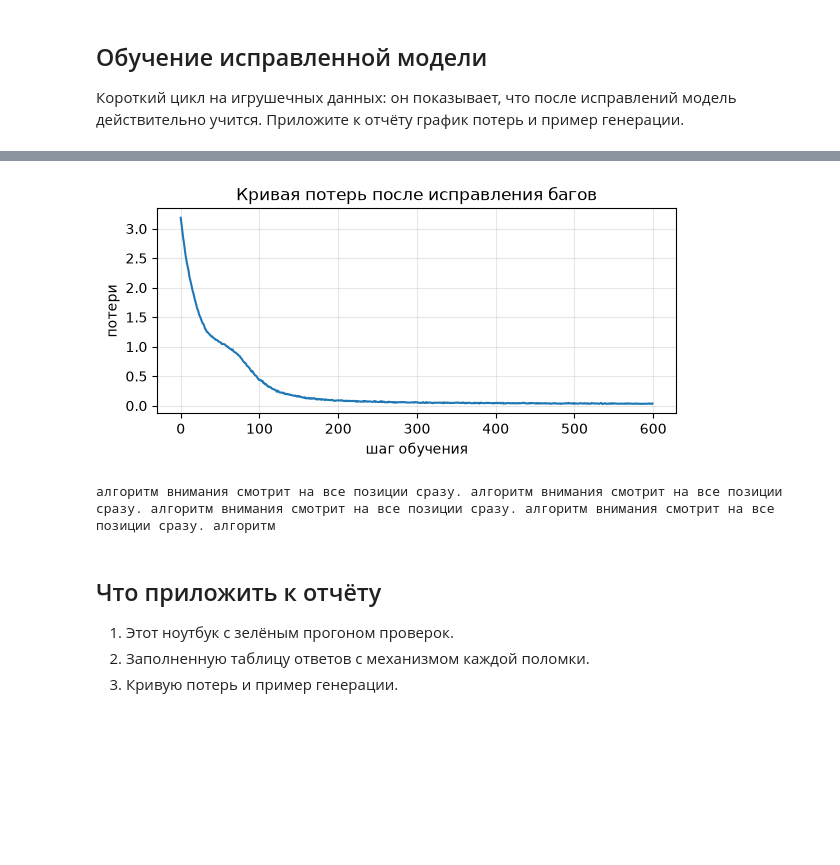
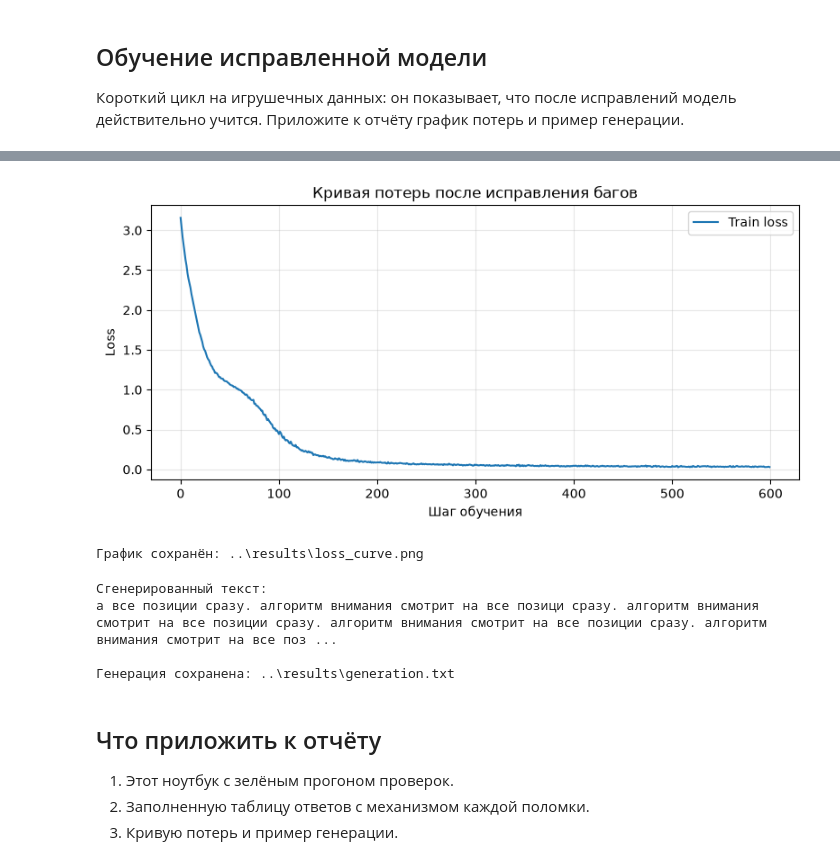
Before and after one commit to Ridavio7/transformers-homework, a Jupyter notebook: notebooks/dz1-bughunt.ipynb, the cells around one changed output, grey strips where cells are left out. Drawn from its saved outputs; the diff is of its cells as text; code cells hidden in the pictures; blank space fills up the shorter version.

```diff
--- a/notebooks/dz1-bughunt.ipynb
+++ b/notebooks/dz1-bughunt.ipynb
@@ -684,25 +684,76 @@ print(f'итог: {history[0]:.3f} -> {history[-1]:.3f}')
 # %%
-%matplotlib inline
+from pathlib import Path
+
 import matplotlib.pyplot as plt
 
-plt.figure(figsize=(6, 3))
-plt.plot(history)
-plt.xlabel('шаг обучения')
-plt.ylabel('потери')
-plt.title('Кривая потерь после исправления багов')
+# Находим корень проекта независимо от того,
+# запущен Jupyter из корня или из папки notebooks.
+if Path("results").exists():
+    results_dir = Path("results")
+elif Path("../results").exists():
+    results_dir = Path("../results")
+else:
+    results_dir = Path("results")
+
+results_dir.mkdir(parents=True, exist_ok=True)
+
+plt.figure(figsize=(8, 4))
+plt.plot(history, label="Train loss")
+plt.xlabel("Шаг обучения")
+plt.ylabel("Loss")
+plt.title("Кривая потерь после исправления багов")
 plt.grid(alpha=0.3)
+plt.legend()
 plt.tight_layout()
+
+# Сохраняем график до отображения.
+plot_path = results_dir / "loss_curve.png"
+plt.savefig(plot_path, dpi=150, bbox_inches="tight")
 plt.show()
+
+print(f"График сохранён: {plot_path}")
 # %% [output]
-[figure, old version]
+[figure, new version]
+График сохранён: ..\results\loss_curve.png
 # %%
-# Пример генерации. Если баг в top-k или в режиме модели остался,
-# это видно здесь: текст либо вырождается в один символ, либо не воспроизводится.
-start = torch.tensor([[stoi['а']]])
-out = generate(model, start, max_new_tokens=200, temperature=0.8, top_k=10)
-print(''.join(itos[int(i)] for i in out[0]))
+# Пример генерации
+torch.manual_seed(SEED)
+
+start = torch.tensor([[stoi["а"]]])
+
+out = generate(
+    model,
+    start,
+    max_new_tokens=200,
+    temperature=0.8,
+    top_k=10
+)
+
+generated_text = "".join(
+    itos[int(i)] for i in out[0]
+)
+
+print("Сгенерированный текст:")
+print(generated_text)
+
+# Сохраняем генерацию
+generation_path = results_dir / "generation.txt"
+
+with open(generation_path, "w", encoding="utf-8") as f:
+    f.write("Пример генерации MiniGPT\n")
+    f.write(f"Training seed: {SEED}\n")
+    f.write(f"Training steps: {len(history)}\n")
+    f.write(f"Initial loss: {history[0]:.4f}\n")
+    f.write(f"Final loss: {history[-1]:.4f}\n")
+    f.write("\n")
+    f.write(generated_text)
+
+print(f"\nГенерация сохранена: {generation_path}")
 # %% [output]
-алгоритм внимания смотрит на все позиции сразу. алгоритм внимания смотрит на все позиции сразу. алгоритм внимания смотрит на все позиции сразу. алгоритм внимания смотрит на все позиции сразу. алгоритм
+Сгенерированный текст:
+а все позиции сразу. алгоритм внимания смотрит на все позици сразу. алгоритм внимания смотрит на все позиции сразу. алгоритм внимания смотрит на все позиции сразу. алгоритм внимания смотрит на все поз ...
+
+Генерация сохранена: ..\results\generation.txt
 # %% [markdown]
 ## Что приложить к отчёту
 
```
Also changed, not shown: parts of 1 cell of this notebook, 3 other files.
